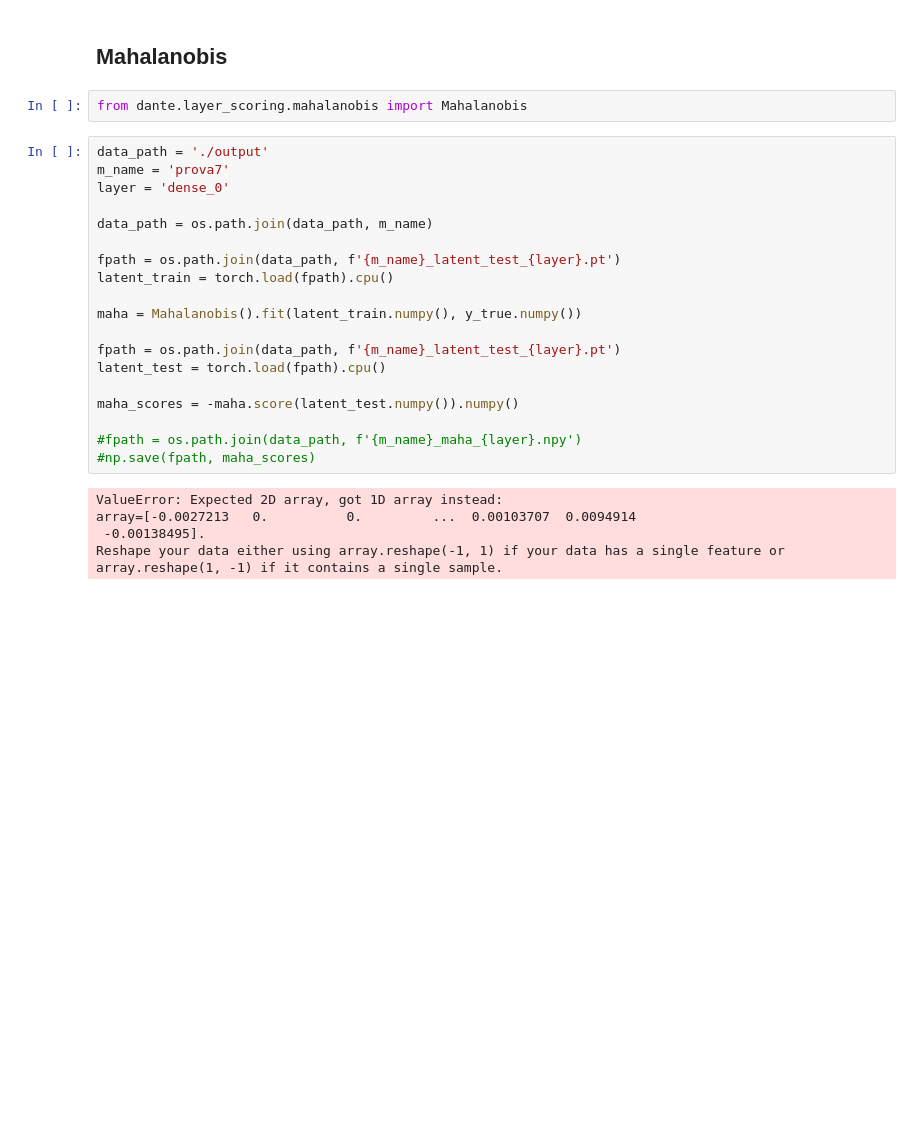
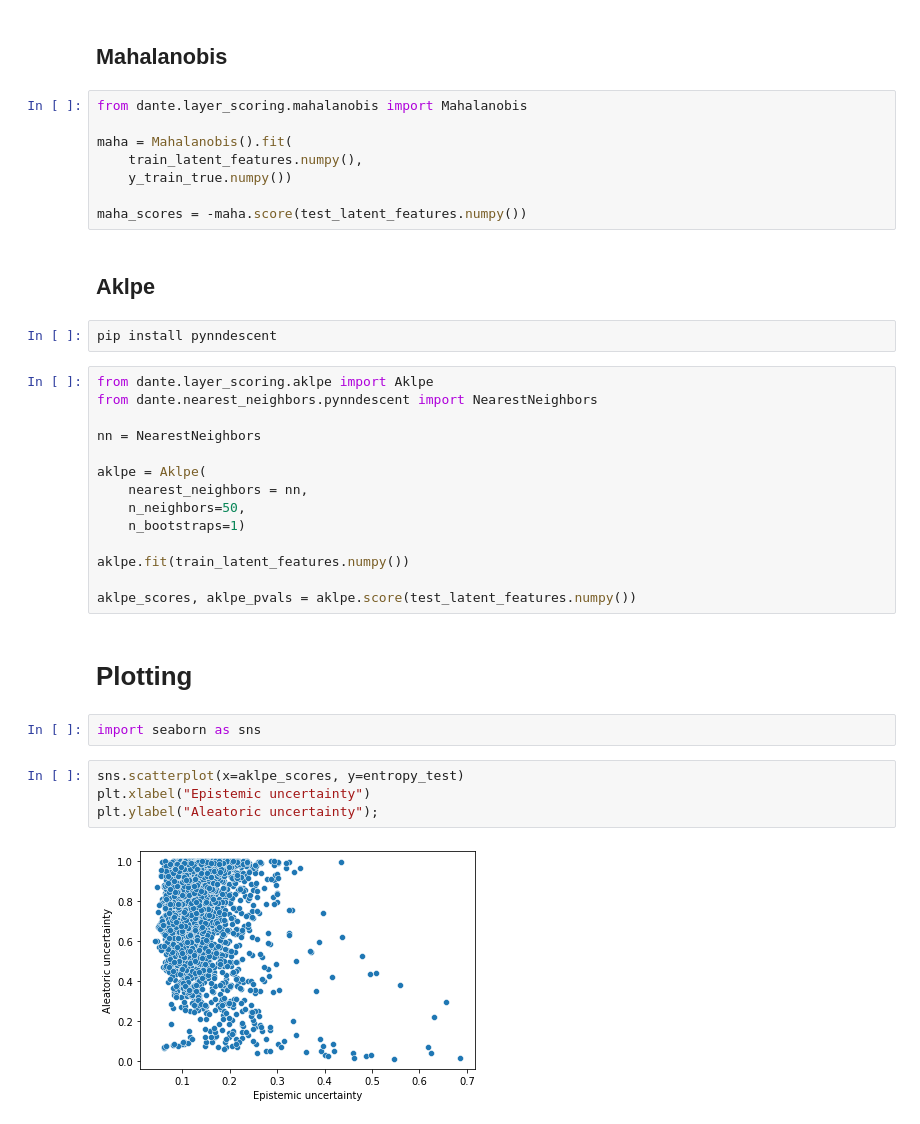
Before and after one commit to IBM/UQ360, a Jupyter notebook: examples/TITAN/titan_example.ipynb, the cells around one changed output. Drawn from its saved outputs; the diff is of its cells as text; blank space fills up the shorter version.

```diff
--- a/examples/TITAN/titan_example.ipynb
+++ b/examples/TITAN/titan_example.ipynb
@@ -100,29 +140,39 @@ y_hat, y_true = extract_y_hat_true(model, test_loader)
 # Extract Epistemic Uncertainty
 # %% [markdown]
 ## Mahalanobis
-# %%
-from dante.layer_scoring.mahalanobis import Mahalanobis
 # %%
-data_path = './output'
-m_name = 'prova7'
-layer = 'dense_0'
+from dante.layer_scoring.mahalanobis import Mahalanobis
 
-data_path = os.path.join(data_path, m_name)
+maha = Mahalanobis().fit(
+    train_latent_features.numpy(),
+    y_train_true.numpy())
 
-fpath = os.path.join(data_path, f'{m_name}_latent_test_{layer}.pt')
-latent_train = torch.load(fpath).cpu()
-
-maha = Mahalanobis().fit(latent_train.numpy(), y_true.numpy())
-
-fpath = os.path.join(data_path, f'{m_name}_latent_test_{layer}.pt')
-latent_test = torch.load(fpath).cpu()
-
-maha_scores = -maha.score(latent_test.numpy()).numpy()
-
-#fpath = os.path.join(data_path, f'{m_name}_maha_{layer}.npy')
-#np.save(fpath, maha_scores)
+maha_scores = -maha.score(test_latent_features.numpy())
-# %% [output]
-ValueError: Expected 2D array, got 1D array instead:
-array=[-0.0027213   0.          0.         ...  0.00103707  0.0094914
- -0.00138495].
-Reshape your data either using array.reshape(-1, 1) if your data has a single feature or array.reshape(1, -1) if it contains a single sample.
+# %% [markdown]
+## Aklpe
+# %%
+pip install pynndescent
+# %%
+from dante.layer_scoring.aklpe import Aklpe
+from dante.nearest_neighbors.pynndescent import NearestNeighbors
+
+nn = NearestNeighbors
+
+aklpe = Aklpe(
+    nearest_neighbors = nn,
+    n_neighbors=50,
+    n_bootstraps=1)
+
+aklpe.fit(train_latent_features.numpy())
+
+aklpe_scores, aklpe_pvals = aklpe.score(test_latent_features.numpy())
+# %% [markdown]
+# Plotting
+# %%
+import seaborn as sns
+# %%
+sns.scatterplot(x=aklpe_scores, y=entropy_test)
+plt.xlabel("Epistemic uncertainty")
+plt.ylabel("Aleatoric uncertainty");
+# %% [output]
+[figure, added]
```
Also changed, not shown: parts of 16 cells of this notebook.
